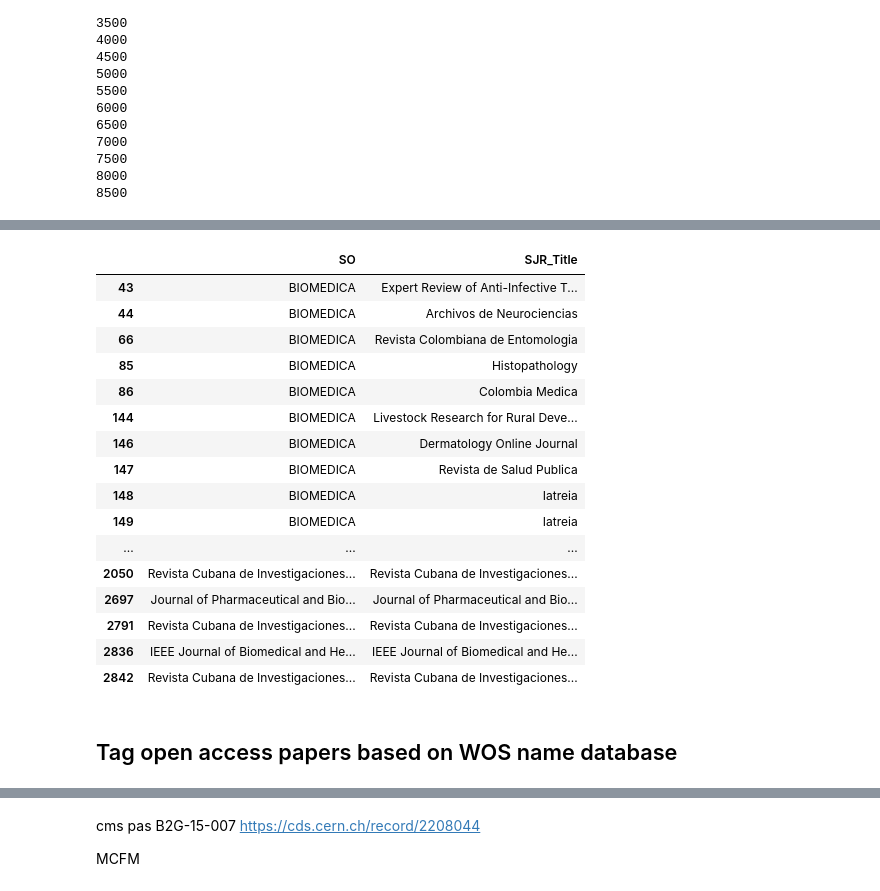
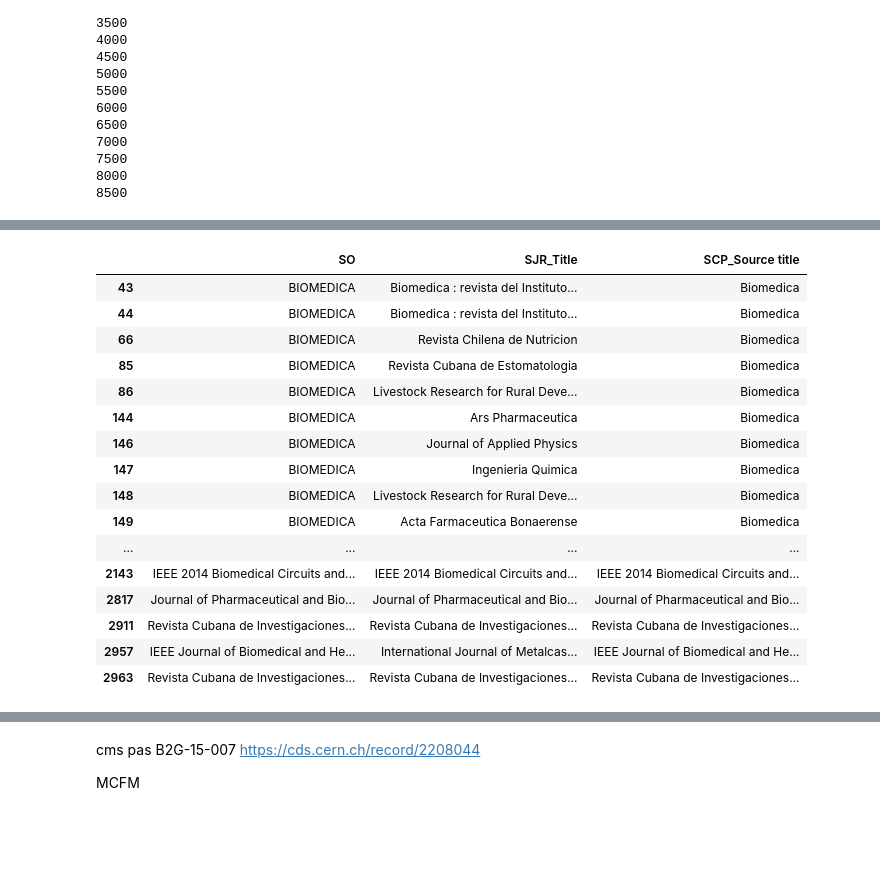
Before and after one commit to restrepo/articles, a Jupyter notebook: openacces.ipynb, the cells around one changed output, grey strips where cells are left out. Cells and saved outputs as stored; diff of their text form; code cells hidden in the pictures; blank space fills up the shorter version.

```diff
--- a/openacces.ipynb
+++ b/openacces.ipynb
@@ -175,6 +198,9 @@ if wos.articles.shape[0]>0:
         wos.articles.TI.str.replace(r"[^a-zA-Z0-9 ]", " ").str.lower().str.strip().str.replace('\s+','').map(unidecode)
     scp.articles_hash=\
         scp.articles.Title.str.replace(r"[^a-zA-Z0-9 ]", " ").str.lower().str.strip().str.replace('\s+','').map(unidecode)
+# %%
+wos.articles_hash_SO=wos.articles.SO.str.replace('\W+','').str.lower().str.strip().map(unidecode)
+scp.articles_hash_Source_title=scp.articles['Source title'].str.replace('\W+','').str.lower().str.strip().map(unidecode)
 # %%
 SCP=columns_add_prefix(scp.articles,'SCP')
 SCP[:1]
@@ -195,15 +213,10 @@ for i in scp.articles.index:
     if i%500==0: print(i)
     #Try by title or DOI
     hash_match=True
-    for si in reversed(range(0,len(scp.articles_hash[i])+1)):
-        chk2=pd.DataFrame()
-        chk=wos.articles[wos.articles_hash.str.match(scp.articles_hash[i][:si])]
-        if si<10:
-            hash_match=False
-        if chk.shape[0]>0:
-            break
+    chk2=pd.DataFrame()
+    hash_match,chk=check_hash(wos.articles,wos.articles_hash,scp.articles_hash[i])
         #validation: check for DOI or author
-    if scp.articles.DOI.str.strip().ix[i] and not hash_match:
+    if not hash_match and scp.articles.DOI.str.strip().ix[i]:
         chk=wos.articles[ wos.articles.DI==scp.articles.DOI.str.strip().ix[i] ]
         if chk.shape[0]:
             hash_match=True
@@ -225,8 +238,16 @@ for i in scp.articles.index:
             else:
                 hash_match=False
 
+        #Finally check journal
+        if hash_match:
+            hash_match,chktmp=check_hash(wos.articles,wos.articles_hash_SO,scp.articles_hash_Source_title[i],min_match=9)
+
+
+
 
     #print(i,len(scp.articles_hash[i]),si,chk.shape[0],chk2.shape[0],hash_match)
+    #if chk2.shape[0]:
+    #    print(wos.articles.SO[chk2.index.values[0]],':',scp.articles['Source title'][i])
 
     ##Actionschk.AU.str.contains(
     if hash_match:
@@ -244,7 +265,7 @@ for i in scp.articles.index:
         newwos.loc[newwos.shape[0]-1,'SN']=re.sub('(^[0-9A-Z]{4})',r'\1-',\
                                                            scp.articles.ix[ i ]['ISSN'])
         #fill the other entries in proper format
-    #if i==0:
+    #if i>100:
     #    break
 # %% [output]
 0
@@ -280,0 +315,9 @@ wos.articles.shape
+# %%
+start=time.time()
+wos.articles['Open_Access']='No'
+#sjr_open_acces_df=sjr_oa
+for jrnl in np.intersect1d(sjr_oa.Title.str.lower().str.strip(),wos.articles.SO.str.lower().str.strip()):
+    moa=wos.articles[ wos.articles.SO.str.lower().str.strip() == jrnl ]
+    for j in moa.index:
+        wos.articles.loc[j,'Open_Access']='Yes'
+time.time()-start
@@ -312,23 +392,20 @@ kk.shape
 # %%
-res=wos.articles[wos.articles['SO'].str.lower().str.strip().str.contains('biomedica')]
-res[['SO','SJR_Title']]
+wos.articles[wos.articles['SO'].str.lower().str.strip().str.contains('biomedica')][['SO','SJR_Title','SCP_Source title']]
 # %% [output]
-|  | SO | SJR_Title |
-| 43 | BIOMEDICA | Expert Review of Anti-Infective T... |
-| 44 | BIOMEDICA | Archivos de Neurociencias |
-| 66 | BIOMEDICA | Revista Colombiana de Entomologia |
-| 85 | BIOMEDICA | Histopathology |
-| 86 | BIOMEDICA | Colombia Medica |
-| 144 | BIOMEDICA | Livestock Research for Rural Deve... |
-| 146 | BIOMEDICA | Dermatology Online Journal |
-| 147 | BIOMEDICA | Revista de Salud Publica |
-| 148 | BIOMEDICA | Iatreia |
-| 149 | BIOMEDICA | Iatreia |
-| ... | ... | ... |
-| 2050 | Revista Cubana de Investigaciones... | Revista Cubana de Investigaciones... |
-| 2697 | Journal of Pharmaceutical and Bio... | Journal of Pharmaceutical and Bio... |
-| 2791 | Revista Cubana de Investigaciones... | Revista Cubana de Investigaciones... |
-| 2836 | IEEE Journal of Biomedical and He... | IEEE Journal of Biomedical and He... |
-| 2842 | Revista Cubana de Investigaciones... | Revista Cubana de Investigaciones... |
+|  | SO | SJR_Title | SCP_Source title |
+| 43 | BIOMEDICA | Biomedica : revista del Instituto... | Biomedica |
+| 44 | BIOMEDICA | Biomedica : revista del Instituto... | Biomedica |
+| 66 | BIOMEDICA | Revista Chilena de Nutricion | Biomedica |
+| 85 | BIOMEDICA | Revista Cubana de Estomatologia | Biomedica |
+| 86 | BIOMEDICA | Livestock Research for Rural Deve... | Biomedica |
+| 144 | BIOMEDICA | Ars Pharmaceutica | Biomedica |
+| 146 | BIOMEDICA | Journal of Applied Physics | Biomedica |
+| 147 | BIOMEDICA | Ingenieria Quimica | Biomedica |
+| 148 | BIOMEDICA | Livestock Research for Rural Deve... | Biomedica |
+| 149 | BIOMEDICA | Acta Farmaceutica Bonaerense | Biomedica |
+| ... | ... | ... | ... |
+| 2143 | IEEE 2014 Biomedical Circuits and... | IEEE 2014 Biomedical Circuits and... | IEEE 2014 Biomedical Circuits and... |
+| 2817 | Journal of Pharmaceutical and Bio... | Journal of Pharmaceutical and Bio... | Journal of Pharmaceutical and Bio... |
+| 2911 | Revista Cubana de Investigaciones... | Revista Cubana de Investigaciones... | Revista Cubana de Investigaciones... |
+| 2957 | IEEE Journal of Biomedical and He... | International Journal of Metalcas... | IEEE Journal of Biomedical and He... |
+| 2963 | Revista Cubana de Investigaciones... | Revista Cubana de Investigaciones... | Revista Cubana de Investigaciones... |
-# %% [markdown]
-## Tag open access papers based on WOS name database
```
Also changed, not shown: parts of 43 cells of this notebook.
